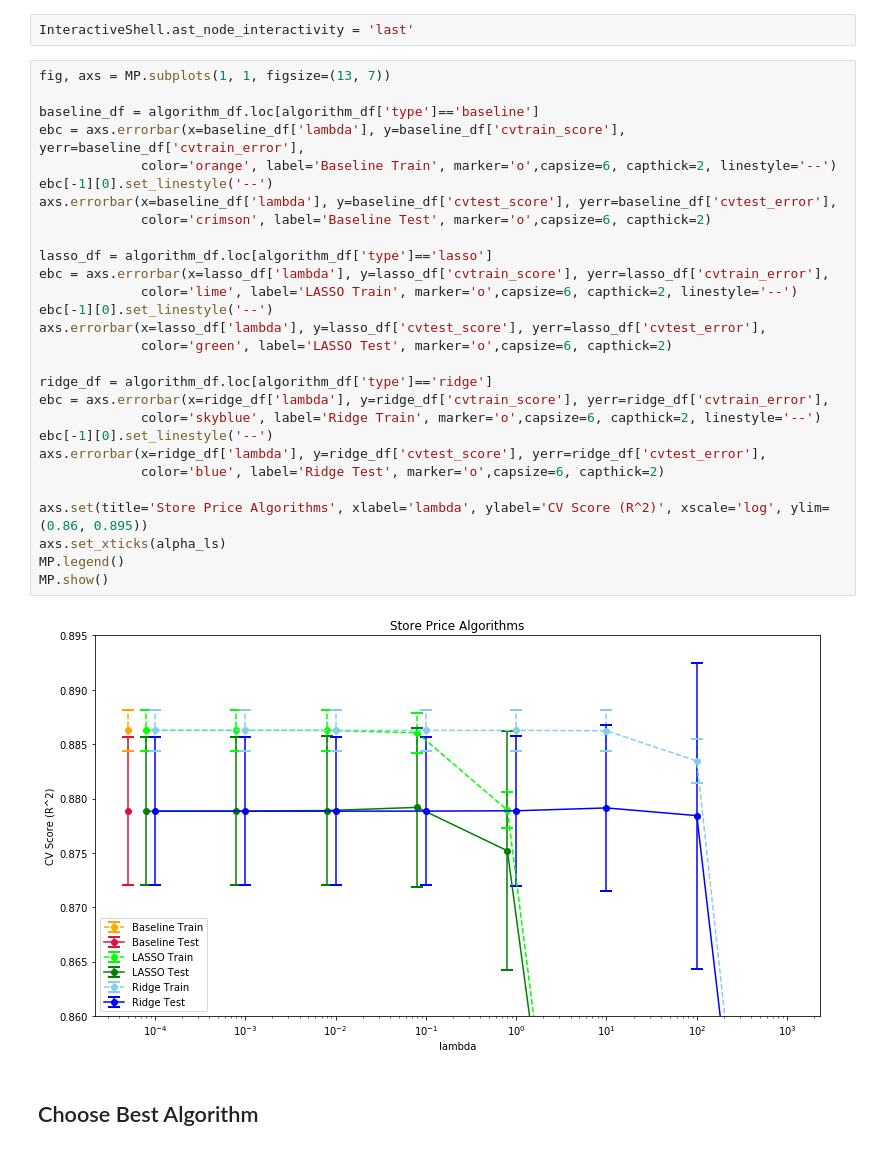
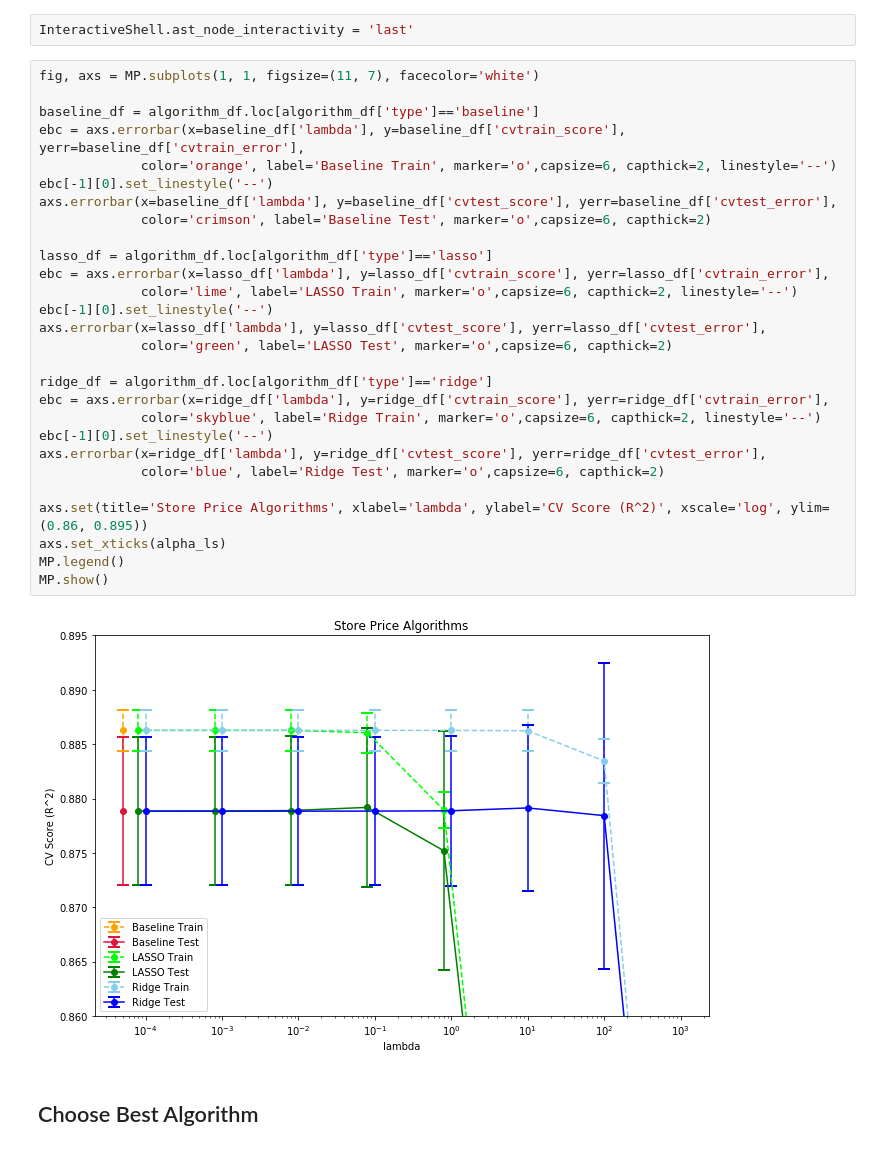
Before and after one commit to PhilBusko/RegressionProject, a Jupyter notebook: 400_stprice.ipynb, the cells around one changed output. Saved outputs shown, nothing was run; the diff lists cells and outputs as text.

```diff
--- a/400_stprice.ipynb
+++ b/400_stprice.ipynb
@@ -337,35 +337,35 @@ memory usage: 896.0+ bytes
 # %%
 InteractiveShell.ast_node_interactivity = 'last'
 # %%
-fig, axs = MP.subplots(1, 1, figsize=(13, 7))
+fig, axs = MP.subplots(1, 1, figsize=(11, 7), facecolor='white')
 
 baseline_df = algorithm_df.loc[algorithm_df['type']=='baseline']
 ebc = axs.errorbar(x=baseline_df['lambda'], y=baseline_df['cvtrain_score'], yerr=baseline_df['cvtrain_error'],
              color='orange', label='Baseline Train', marker='o',capsize=6, capthick=2, linestyle='--')
 ebc[-1][0].set_linestyle('--')
 axs.errorbar(x=baseline_df['lambda'], y=baseline_df['cvtest_score'], yerr=baseline_df['cvtest_error'],
              color='crimson', label='Baseline Test', marker='o',capsize=6, capthick=2)
 
 lasso_df = algorithm_df.loc[algorithm_df['type']=='lasso']
 ebc = axs.errorbar(x=lasso_df['lambda'], y=lasso_df['cvtrain_score'], yerr=lasso_df['cvtrain_error'],
              color='lime', label='LASSO Train', marker='o',capsize=6, capthick=2, linestyle='--')
 ebc[-1][0].set_linestyle('--')
 axs.errorbar(x=lasso_df['lambda'], y=lasso_df['cvtest_score'], yerr=lasso_df['cvtest_error'],
              color='green', label='LASSO Test', marker='o',capsize=6, capthick=2)
 
 ridge_df = algorithm_df.loc[algorithm_df['type']=='ridge']
 ebc = axs.errorbar(x=ridge_df['lambda'], y=ridge_df['cvtrain_score'], yerr=ridge_df['cvtrain_error'],
              color='skyblue', label='Ridge Train', marker='o',capsize=6, capthick=2, linestyle='--')
 ebc[-1][0].set_linestyle('--')
 axs.errorbar(x=ridge_df['lambda'], y=ridge_df['cvtest_score'], yerr=ridge_df['cvtest_error'],
              color='blue', label='Ridge Test', marker='o',capsize=6, capthick=2)
 
 axs.set(title='Store Price Algorithms', xlabel='lambda', ylabel='CV Score (R^2)', xscale='log', ylim=(0.86, 0.895))
 axs.set_xticks(alpha_ls)
 MP.legend()
 MP.show()
 # %% [output]
-[figure, old version]
+[figure, new version]
 # %% [markdown]
 ## Choose Best Algorithm
 # %%
```
Also changed, not shown: parts of 4 cells of this notebook, 8 other files.
